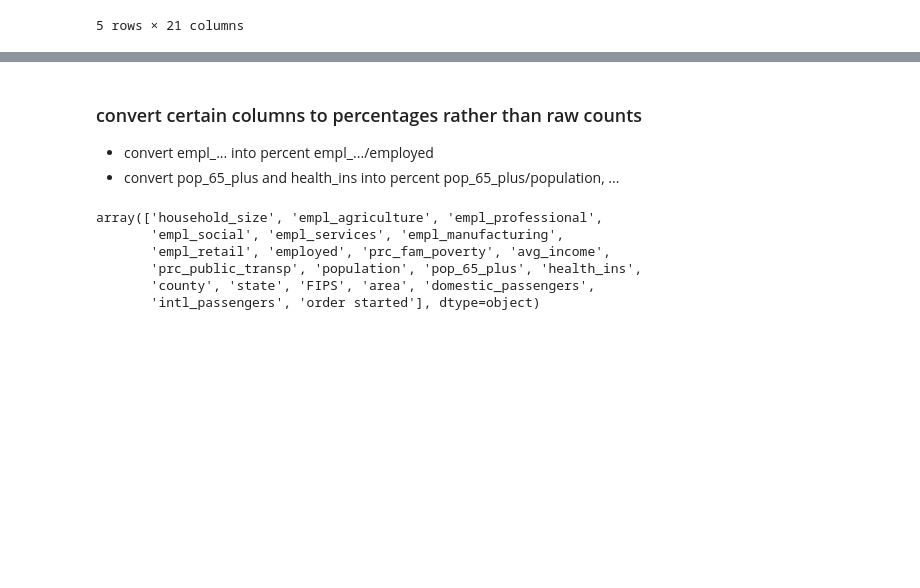
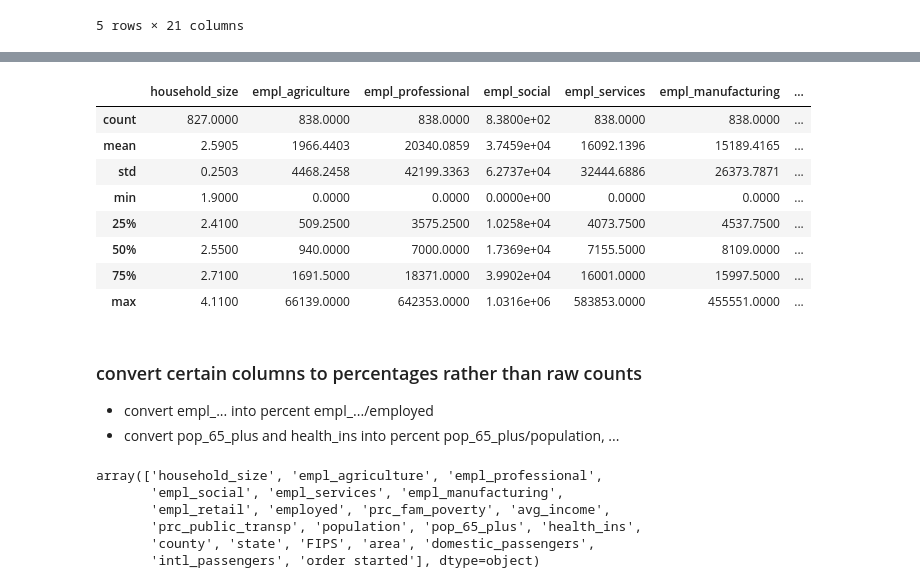
Before and after one commit to aejurgensen/Covid-19, a Jupyter notebook: data/demographic_data.ipynb, the cells around one changed output, grey strips where cells are left out. Cells and saved outputs as stored; diff of their text form; code cells hidden in the pictures; blank space fills up the shorter version.

```diff
--- a/data/demographic_data.ipynb
+++ b/data/demographic_data.ipynb
@@ -598,0 +626,2 @@ counties.head()
+# %%
+counties.loc[counties["empl_agriculture"] < 0, "empl_agriculture"] = 0
@@ -599,3 +632,15 @@ counties.head()
+# %%
+counties.describe()
+# %% [output]
+|  | household_size | empl_agriculture | empl_professional | empl_social | empl_services | empl_manufacturing | ... |
+| count | 827.0000 | 838.0000 | 838.0000 | 8.3800e+02 | 838.0000 | 838.0000 | ... |
+| mean | 2.5905 | 1966.4403 | 20340.0859 | 3.7459e+04 | 16092.1396 | 15189.4165 | ... |
+| std | 0.2503 | 4468.2458 | 42199.3363 | 6.2737e+04 | 32444.6886 | 26373.7871 | ... |
+| min | 1.9000 | 0.0000 | 0.0000 | 0.0000e+00 | 0.0000 | 0.0000 | ... |
+| 25% | 2.4100 | 509.2500 | 3575.2500 | 1.0258e+04 | 4073.7500 | 4537.7500 | ... |
+| 50% | 2.5500 | 940.0000 | 7000.0000 | 1.7369e+04 | 7155.5000 | 8109.0000 | ... |
+| 75% | 2.7100 | 1691.5000 | 18371.0000 | 3.9902e+04 | 16001.0000 | 15997.5000 | ... |
+| max | 4.1100 | 66139.0000 | 642353.0000 | 1.0316e+06 | 583853.0000 | 455551.0000 | ... |
 # %% [markdown]
 ### convert certain columns to percentages rather than raw counts
 
```
Also changed, not shown: parts of 4 cells of this notebook, 5 other files.
